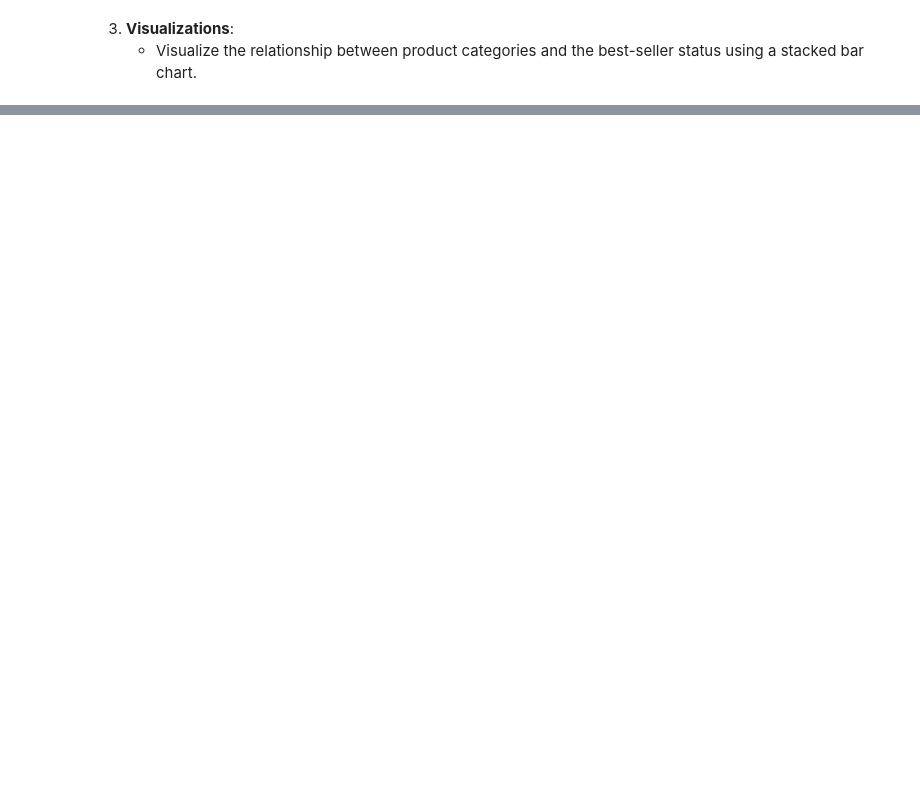
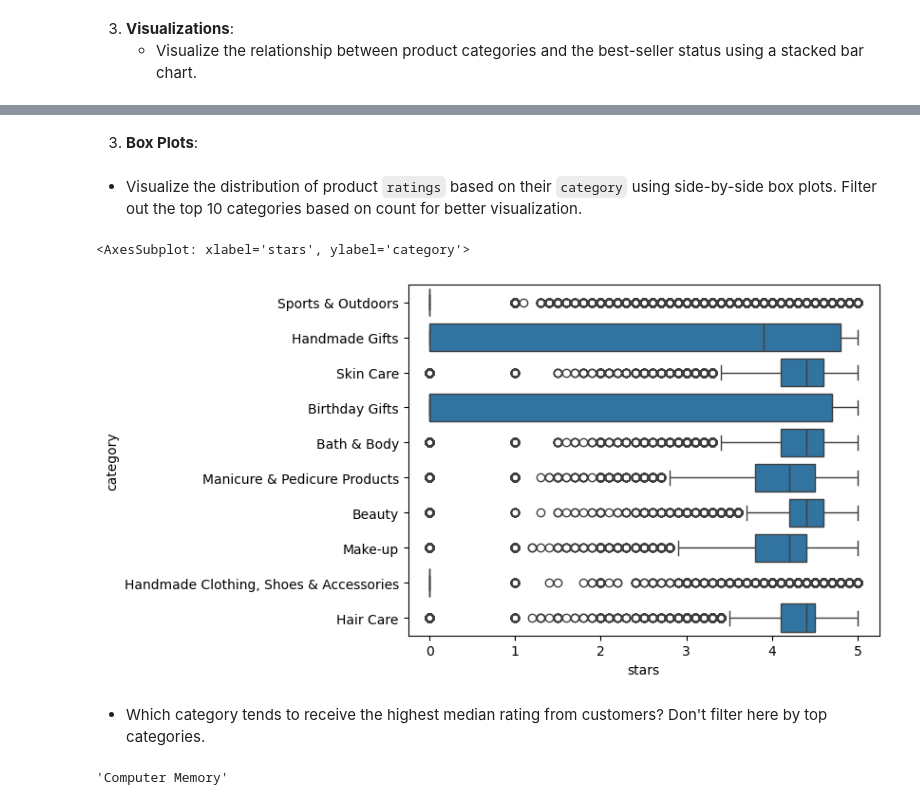
Before and after one commit to jalbin/lab-eda-bivariate, a Jupyter notebook: lab_eda_bivariate.ipynb, the cells around one changed output, grey strips where cells are left out. Drawn from its saved outputs; the diff is of its cells as text; code cells hidden in the pictures; blank space fills up the shorter version.

```diff
--- a/lab_eda_bivariate.ipynb
+++ b/lab_eda_bivariate.ipynb
@@ -114,0 +117,15 @@ iqr = df['price'].quantile([0.25, 0.75])[0.75] - df['price'].quantile([0.25, 0.7
+# %% [markdown]
+3. **Box Plots**:
+# %% [markdown]
+- Visualize the distribution of product `ratings` based on their `category` using side-by-side box plots. Filter out the top 10 categories based on count for better visualization.
+# %%
+sns.boxplot(data=df1[df1['category'].isin(df1['category'].value_counts().sort_values(ascending=False).head(10).index)],x='stars', y='category')
+# %% [output]
+<AxesSubplot: xlabel='stars', ylabel='category'>
+[figure, added]
+# %% [markdown]
+- Which category tends to receive the highest median rating from customers? Don't filter here by top categories.
+# %%
+list(df.groupby('category')['stars'].median().sort_values(ascending=False).head(1).index)[0]
+# %% [output]
+'Computer Memory'
```
Also changed, not shown: parts of 53 cells of this notebook.
